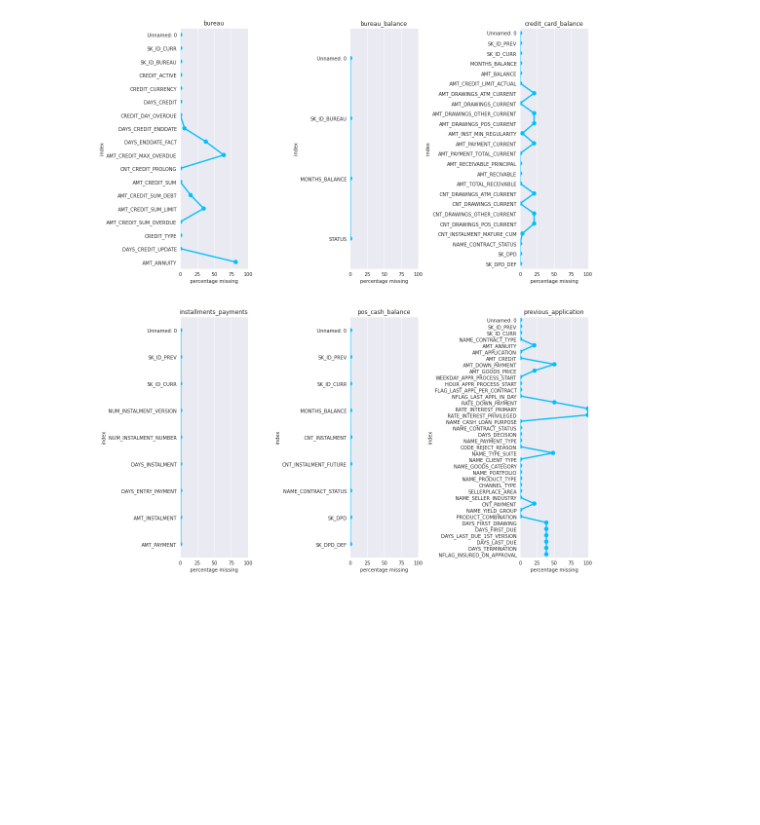
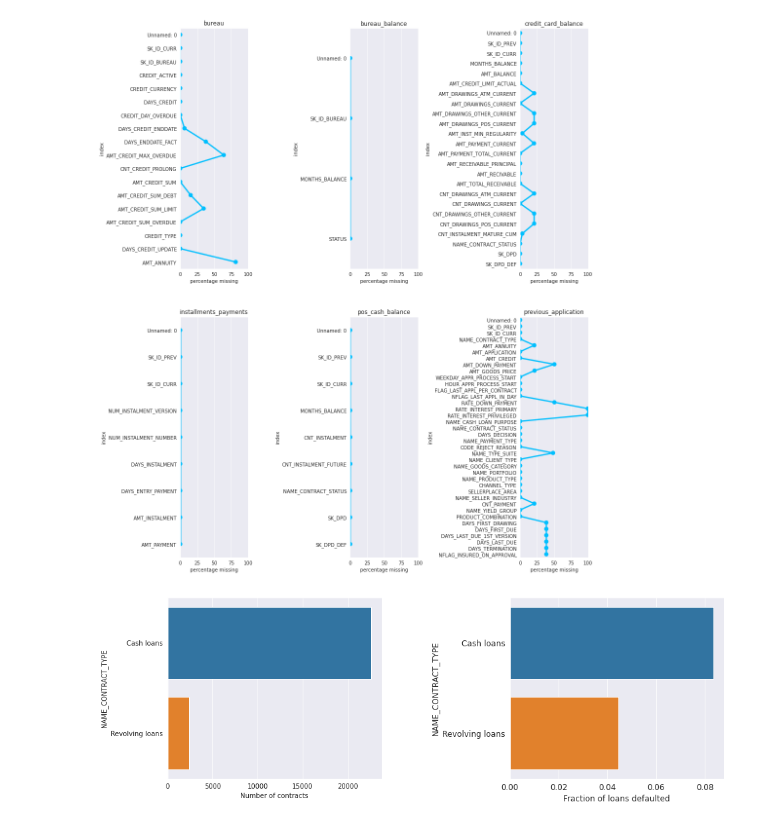
Before and after one commit to yadneshkhairnar194/Home-Credit-Default-Risk, a Jupyter notebook: Home_Credit_Default_Risk.ipynb, the cells around one changed output. Drawn from its saved outputs; the diff is of its cells as text; code cells hidden in the pictures; blank space fills up the shorter version.

```diff
--- a/Home_Credit_Default_Risk.ipynb
+++ b/Home_Credit_Default_Risk.ipynb
@@ -271,3 +273,47 @@ plt.title("previous_application")
 plt.subplots_adjust(wspace = 1.5)
 # %% [output]
 [figure]
+# %%
+def plot_bar_gen(feature, df = None, orientation_horizontal = True):
+
+    if df is None:
+        df = application_train_25k
+    else:
+        df = df
+
+    temp = df[feature].value_counts()
+    df1 = pd.DataFrame({feature: temp.index,'Number of contracts': temp.values})
+
+    # Calculate the percentage of target=1 per category value
+    cat_perc = df[[feature, 'TARGET']].groupby([feature],as_index=False).mean()
+    cat_perc.sort_values(by='TARGET', ascending=False, inplace=True)
+
+    sns.set_color_codes("colorblind")
+
+    if orientation_horizontal == True:
+        plt.figure(figsize=(15,5))
+        plt.subplot(121)
+        s1 = sns.barplot(y = feature, x="Number of contracts",data=df1)
+        plt.subplot(122)
+        s2 = sns.barplot(y = feature, x='TARGET', data=cat_perc)
+        plt.xlabel('Fraction of loans defaulted', fontsize=12)
+        plt.ylabel(feature, fontsize=12)
+
+    else:
+        plt.figure(figsize=(10,18))
+        plt.subplot(211)
+        s1 = sns.barplot(x = feature, y="Number of contracts",data=df1)
+        s1.set_xticklabels(s1.get_xticklabels(),rotation=90)
+        plt.subplot(212)
+        s2 = sns.barplot(x = feature, y='TARGET', data=cat_perc)
+        s2.set_xticklabels(s2.get_xticklabels(),rotation=90)
+        plt.ylabel('Fraction of loans defaulted', fontsize=12)
+        plt.xlabel(feature, fontsize=12)
+
+    plt.tick_params(axis='both', which='major', labelsize=12)
+    plt.subplots_adjust(wspace = 0.6)
+    plt.show();
+# %%
+plot_bar_gen('NAME_CONTRACT_TYPE')
+# %% [output]
+[figure, added]
```
Also changed, not shown: parts of 48 cells of this notebook.
